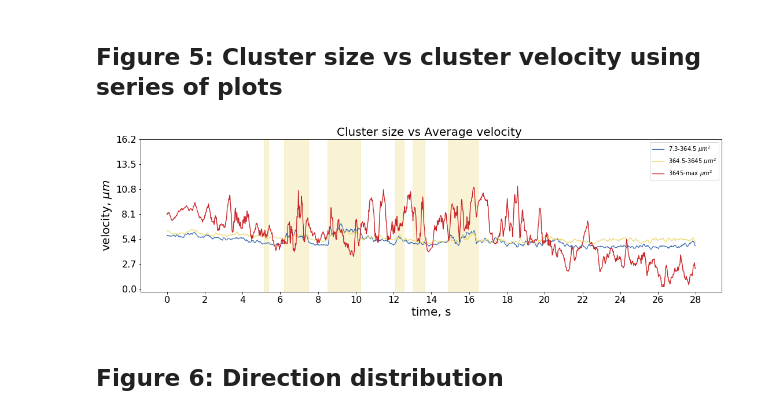
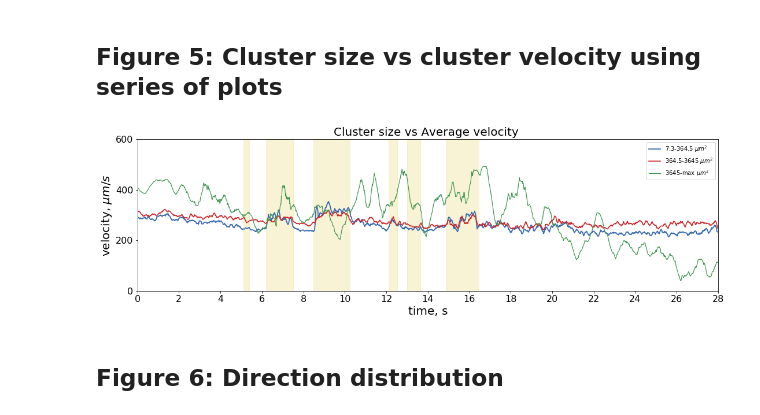
Before and after one commit to axruff/metalfilms, a Jupyter notebook: metalfilms.ipynb, the cells around one changed output. Drawn from its saved outputs; the diff is of its cells as text; code cells hidden in the pictures.

Commit message:
UPD: Figures 4 and 5

```diff
--- a/metalfilms.ipynb
+++ b/metalfilms.ipynb
@@ -371,58 +514,62 @@ data = data_size_vs_vel_dist.T
 # Distribution angles (cumulative)
 #data = data_size_vs_angle.T
 
-r1 = smooth(np.array(data[0]), smooth_mask, 'flat')
-r2 = smooth(np.array(data[1]), smooth_mask, 'flat')
-r3 = smooth(np.array(data[2]), smooth_mask, 'flat')
-r4 = smooth(np.array(data[3]), smooth_mask, 'flat')
+r1 = smooth(np.array(data[0]), smooth_mask, 'flat')*vel_factor
+r2 = smooth(np.array(data[1]), smooth_mask, 'flat')*vel_factor
+r3 = smooth(np.array(data[2]), smooth_mask, 'flat')*vel_factor
+r4 = smooth(np.array(data[3]), smooth_mask, 'flat')*vel_factor
 
-r5 = smooth(np.array(data[4]), smooth_mask, 'flat')
-r6 = smooth(np.array(data[5]), smooth_mask, 'flat')
-r7 = smooth(np.array(data[6]), smooth_mask, 'flat')
+smooth_mask = 20
+
+r5 = smooth(np.array(data[4]), smooth_mask, 'flat')*vel_factor
+r6 = smooth(np.array(data[5]), smooth_mask, 'flat')*vel_factor
+r7 = smooth(np.array(data[6]), smooth_mask, 'flat')*vel_factor
 
 #s_std = smooth(np.array(data_std_vel), smooth_mask, 'flat')
 #ax0.plot(np.array(data_mean_vel), color='#d3d3d3') # Original data
 
 #print cm.jet()
 
-ax0.plot((r1+r2) / 2.0, color=blue, linewidth=1.2, label='7.3-364.5 $\mu m^2$')
+ax0.plot((r1+r2) / 2.0, color=blue, linewidth=1.8, label='7.3-364.5 $\mu m^2$')
 
-ax0.plot((r3+r4) / 2.0, color=gold, linewidth=1.2, label='364.5-3645 $\mu m^2$')
+ax0.plot((r3+r4) / 2.0, color=red, linewidth=1.6, label='364.5-3645 $\mu m^2$')
 #ax0.plot(r4, color=cm.jet(255/8*4), linewidth=1.0, label='100-500')
 #ax0.plot(r5, color=cm.jet(255/8*5), linewidth=1.2, label='500-2000')
 #ax0.plot(r6, color=cm.jet(255/8*6), linewidth=1.4, label='<4000')
 # ax0.plot(r7, color=cm.jet(255/8*7), linewidth=1.5, label='1-max')
 
-ax0.plot((r5+r6+r7) / 3.0, color=red, linewidth=1.4, label='3645-max $\mu m^2$')
+ax0.plot((r5+r6+r7) / 3.0, color=green, linewidth=1.2, label='3645-max $\mu m^2$')
 
 ax0.set_title('Cluster size vs Average velocity ', size=title_font_size)
 #ax0.set_ylim(1.0, 3.0)
 #ax0.set_xticks(range(0,1401,50))
 #ax0.set_yticks(np.arange(1.0,3.1,0.2))
 
 x_lables = ['{:.0f}'.format(x) for x in np.arange(0, 1401, 100) *0.02]
+ax0.set_xlim(0, 1400)
 ax0.set_xticks(np.arange(0,1401,100))
 ax0.set_xticklabels(x_lables)
 ax0.set_xlabel('time, s', size=label_font_size)
 
-y_lables = ['{:.1f}'.format(x) for x in np.arange(0, 7, 1) *2.7]
-ax0.set_yticks(np.arange(0, 7, 1))
+y_lables = ['{:.0f}'.format(x) for x in np.arange(0, 4, 1) *200]
+#ax0.set_ylim(0, 900)
+ax0.set_yticks(np.arange(0, 4, 1)*200)
 ax0.set_yticklabels(y_lables)
-ax0.set_ylabel('velocity, $\mu m$', size=label_font_size)
+ax0.set_ylabel('velocity, $\mu m / s$', size=label_font_size)
 
 ax0.axvspan(256, 269, facecolor=gold, edgecolor=gold, alpha=alpha_value)
 ax0.axvspan(310, 375, facecolor=gold, edgecolor=gold, alpha=alpha_value)
 ax0.axvspan(425, 512, facecolor=gold, edgecolor=gold, alpha=alpha_value)
 ax0.axvspan(605, 627, facecolor=gold, edgecolor=gold, alpha=alpha_value)
 ax0.axvspan(650, 682, facecolor=gold, edgecolor=gold, alpha=alpha_value)
 ax0.axvspan(743, 823, facecolor=gold, edgecolor=gold, alpha=alpha_value)
 
 ax0.legend(loc='upper right', shadow=False, fontsize = 'medium')
 
 
 plt.savefig(resultsPath + 'fig5_cluster_size_velocity.png')
 # %% [output]
-[figure, old version]
+[figure, new version]
 # %% [markdown]
 ## Figure 6: Direction distribution
 # %%
```
Also changed, not shown: parts of 4 cells of this notebook.
